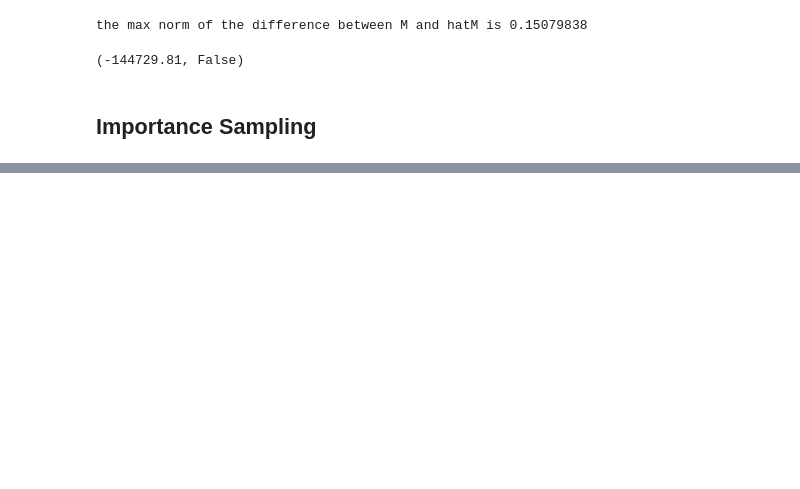
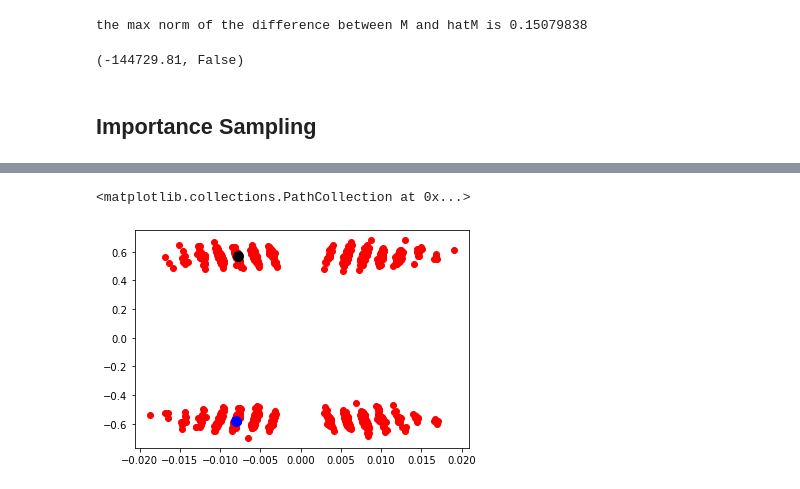
Before and after one commit to LorenzoRimella/GRDPG, a Jupyter notebook: Code/mcmc.ipynb, the cells around one changed output, grey strips where cells are left out. Cells and saved outputs as stored; diff of their text form; code cells hidden in the pictures; blank space fills up the shorter version.

```diff
--- a/Code/mcmc.ipynb
+++ b/Code/mcmc.ipynb
@@ -138,0 +158,3 @@ def importance_sampling(iterations, A, d):
+# %%
+p, q, hatX = d_spectral_tensorly(A, d)
+hatX
@@ -138,0 +170,16 @@ def importance_sampling(iterations, A, d):
+# %%
+individual_index = 0
+
+individual_0 = [tildeX_list[i][individual_index,:].numpy() for i in range(iterations)]
+
+for i in range(0, 1000):
+    plt.scatter(individual_0[i][0], individual_0[i][1], color = "red")
+
+tildeX_max = tildeX_list[np.argmax(exp_weight/np.sum(exp_weight))]
+
+plt.scatter(tildeX_max[individual_index,0], tildeX_max[individual_index,1], color = "blue", s = 100)
+
+plt.scatter(hatX[individual_index,0], hatX[individual_index,1], color = "black", s = 100)
+# %% [output]
+<matplotlib.collections.PathCollection at 0x...>
+[figure, added]
```
Also changed, not shown: parts of 14 cells of this notebook, 6 other files.
